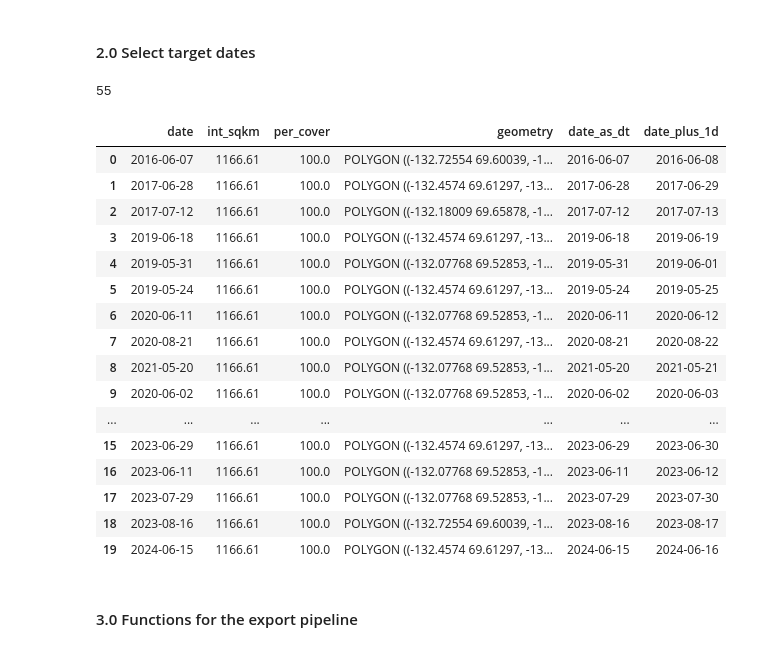
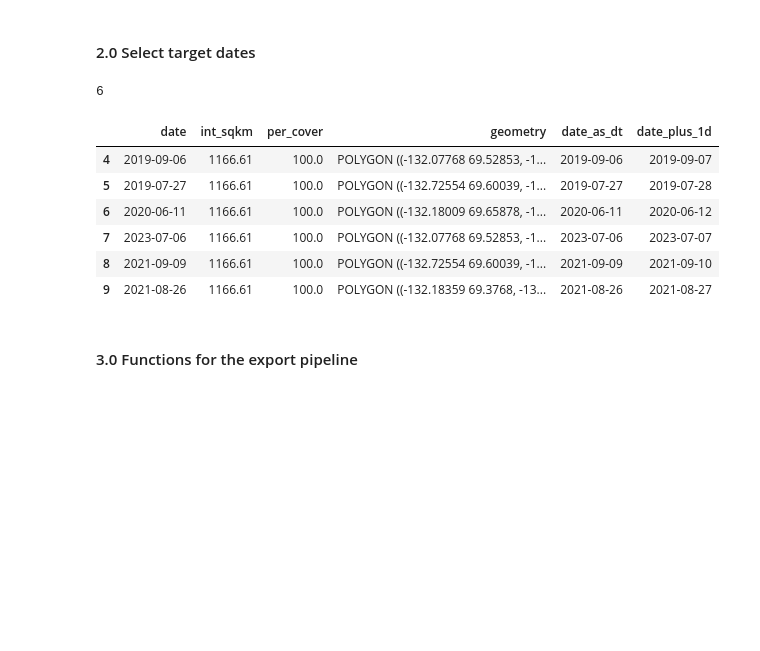
Before and after one commit to jtmaze/green-by-another-name, a Jupyter notebook: 3-fetch-images-working.ipynb, the cells around one changed output. Drawn from its saved outputs; the diff is of its cells as text; code cells hidden in the pictures; blank space fills up the shorter version.

```diff
--- a/3-fetch-images-working.ipynb
+++ b/3-fetch-images-working.ipynb
@@ -1,15 +1,11 @@
 # %% [markdown]
 #### 1.0 Libraries and directories
 # %%
-import shapely.geometry as sg
-
 import ee
 #import geemap
 import geopandas as gpd
 import pandas as pd
-import datetime as dt
 import pprint as pp
-from shapely.geometry import shape
 
 ee.Authenticate()
 ee.Initialize(project='ee-green-by-another-name')
@@ -18,7 +14,7 @@ roi_name = 'TUK_sub3'
 level = 'toa' # 1) 'sr': surface reflectance 2) 'toa' for top of atmosphere
 resample_res = 30
 resample_method = 'bilinear'
-n_dates = 100 # Number of observation dates (might be less if there aren't enough footprints)
+n_dates = 10 # Number of observation dates (might be less if there aren't enough footprints)
 s2_cloud_threshold = 50 # Cloud probability threshold for Sentinel-2 pixels.
 band_dict = {'Sentinel2_sr': ['B2', #Blue
                              'B3', #Green
@@ -46,29 +42,19 @@ est_utm = f'EPSG:{best_image_dates.estimate_utm_crs().to_epsg()}' # Have to conv
 # %%
 best_image_dates['date_as_dt'] = pd.to_datetime(best_image_dates['date'])
 
 best_image_dates['date_plus_1d'] = best_image_dates['date_as_dt'] + pd.Timedelta(days=1)
-best_image_dates = best_image_dates[0:n_dates]
+best_image_dates = best_image_dates[4:n_dates]
 print(len(best_image_dates))
 best_image_dates.head(20)
 # %% [output]
-55
+6
 |  | date | int_sqkm | per_cover | geometry | date_as_dt | date_plus_1d |
-| 0 | 2016-06-07 | 1166.61 | 100.0 | POLYGON ((-132.72554 69.60039, -1... | 2016-06-07 | 2016-06-08 |
-| 1 | 2017-06-28 | 1166.61 | 100.0 | POLYGON ((-132.4574 69.61297, -13... | 2017-06-28 | 2017-06-29 |
-| 2 | 2017-07-12 | 1166.61 | 100.0 | POLYGON ((-132.18009 69.65878, -1... | 2017-07-12 | 2017-07-13 |
-| 3 | 2019-06-18 | 1166.61 | 100.0 | POLYGON ((-132.4574 69.61297, -13... | 2019-06-18 | 2019-06-19 |
-| 4 | 2019-05-31 | 1166.61 | 100.0 | POLYGON ((-132.07768 69.52853, -1... | 2019-05-31 | 2019-06-01 |
-| 5 | 2019-05-24 | 1166.61 | 100.0 | POLYGON ((-132.4574 69.61297, -13... | 2019-05-24 | 2019-05-25 |
-| 6 | 2020-06-11 | 1166.61 | 100.0 | POLYGON ((-132.07768 69.52853, -1... | 2020-06-11 | 2020-06-12 |
-| 7 | 2020-08-21 | 1166.61 | 100.0 | POLYGON ((-132.4574 69.61297, -13... | 2020-08-21 | 2020-08-22 |
-| 8 | 2021-05-20 | 1166.61 | 100.0 | POLYGON ((-132.07768 69.52853, -1... | 2021-05-20 | 2021-05-21 |
-| 9 | 2020-06-02 | 1166.61 | 100.0 | POLYGON ((-132.07768 69.52853, -1... | 2020-06-02 | 2020-06-03 |
-| ... | ... | ... | ... | ... | ... | ... |
-| 15 | 2023-06-29 | 1166.61 | 100.0 | POLYGON ((-132.4574 69.61297, -13... | 2023-06-29 | 2023-06-30 |
-| 16 | 2023-06-11 | 1166.61 | 100.0 | POLYGON ((-132.07768 69.52853, -1... | 2023-06-11 | 2023-06-12 |
-| 17 | 2023-07-29 | 1166.61 | 100.0 | POLYGON ((-132.07768 69.52853, -1... | 2023-07-29 | 2023-07-30 |
-| 18 | 2023-08-16 | 1166.61 | 100.0 | POLYGON ((-132.72554 69.60039, -1... | 2023-08-16 | 2023-08-17 |
-| 19 | 2024-06-15 | 1166.61 | 100.0 | POLYGON ((-132.4574 69.61297, -13... | 2024-06-15 | 2024-06-16 |
+| 4 | 2019-09-06 | 1166.61 | 100.0 | POLYGON ((-132.07768 69.52853, -1... | 2019-09-06 | 2019-09-07 |
+| 5 | 2019-07-27 | 1166.61 | 100.0 | POLYGON ((-132.72554 69.60039, -1... | 2019-07-27 | 2019-07-28 |
+| 6 | 2020-06-11 | 1166.61 | 100.0 | POLYGON ((-132.18009 69.65878, -1... | 2020-06-11 | 2020-06-12 |
+| 7 | 2023-07-06 | 1166.61 | 100.0 | POLYGON ((-132.07768 69.52853, -1... | 2023-07-06 | 2023-07-07 |
+| 8 | 2021-09-09 | 1166.61 | 100.0 | POLYGON ((-132.72554 69.60039, -1... | 2021-09-09 | 2021-09-10 |
+| 9 | 2021-08-26 | 1166.61 | 100.0 | POLYGON ((-132.18359 69.3768, -13... | 2021-08-26 | 2021-08-27 |
 # %% [markdown]
 #### 3.0 Functions for the export pipeline
 # %%
```
Also changed, not shown: parts of 5 cells of this notebook.
